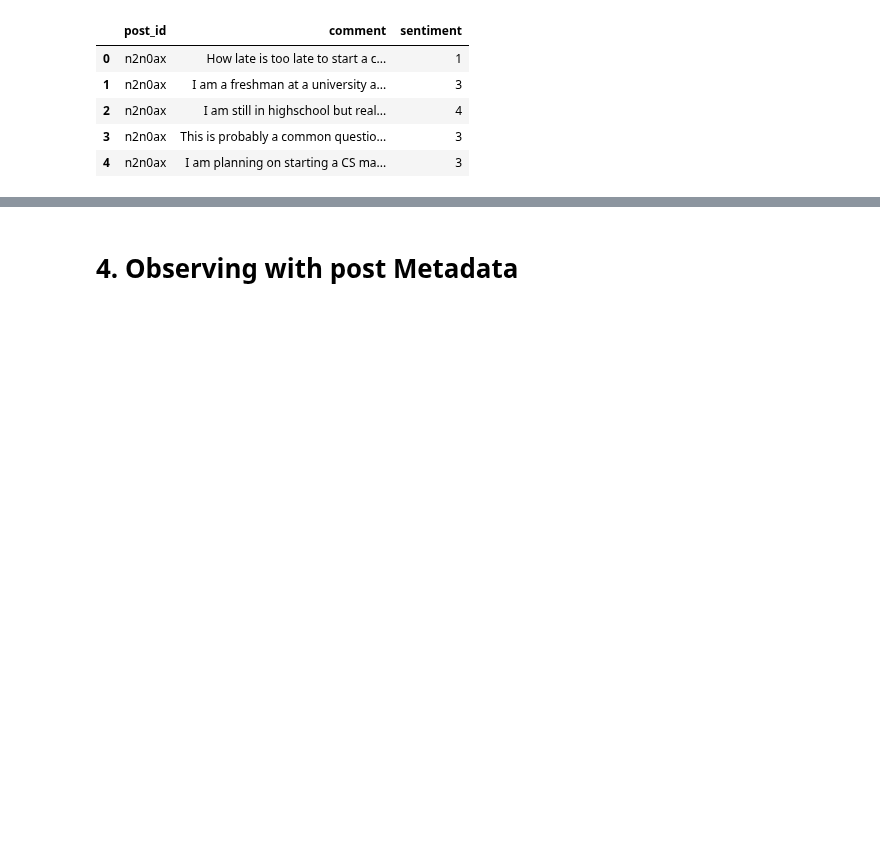
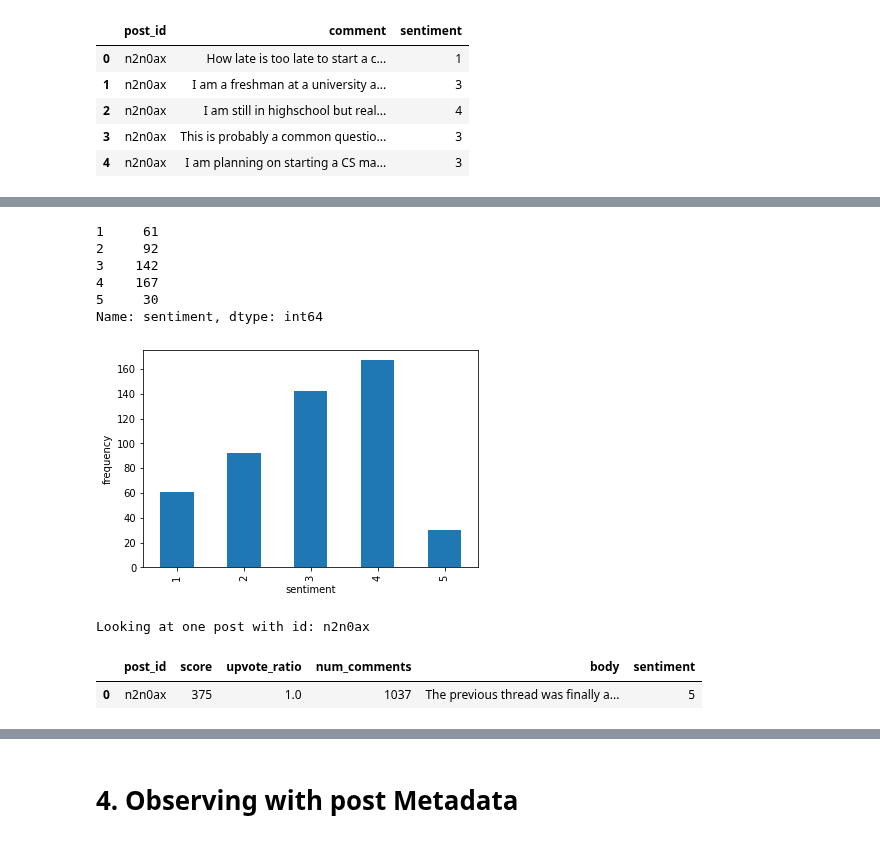
Before and after one commit to reddit-conflicting-viewpoints/Reddit, a Jupyter notebook: notebooks/BERT-SentimentAnalysis - Sai 2-1-2022.ipynb, the cells around one changed output, grey strips where cells are left out. Drawn from its saved outputs; the diff is of its cells as text; code cells hidden in the pictures; blank space fills up the shorter version.

```diff
--- a/notebooks/BERT-SentimentAnalysis - Sai 2-1-2022.ipynb
+++ b/notebooks/BERT-SentimentAnalysis - Sai 2-1-2022.ipynb
@@ -130,0 +139,20 @@ comments_df.head()
+# %%
+posts_df.sentiment.value_counts().loc[[1, 2, 3, 4, 5]].plot(kind='bar', xlabel='sentiment', ylabel='frequency')
+pprint(posts_df.sentiment.value_counts().loc[[1, 2, 3, 4, 5]])
+plt.show()
+# %% [output]
+1     61
+2     92
+3    142
+4    167
+5     30
+Name: sentiment, dtype: int64
+[figure, added]
+# %%
+temp_id = posts_df.post_id[0]
+print("Looking at one post with id:",temp_id)
+posts_df.head(1)
+# %% [output]
+Looking at one post with id: n2n0ax
+|  | post_id | score | upvote_ratio | num_comments | body | sentiment |
+| 0 | n2n0ax | 375 | 1.0 | 1037 | The previous thread was finally a... | 5 |
```
Also changed, not shown: parts of 10 cells of this notebook, 2 other files.
